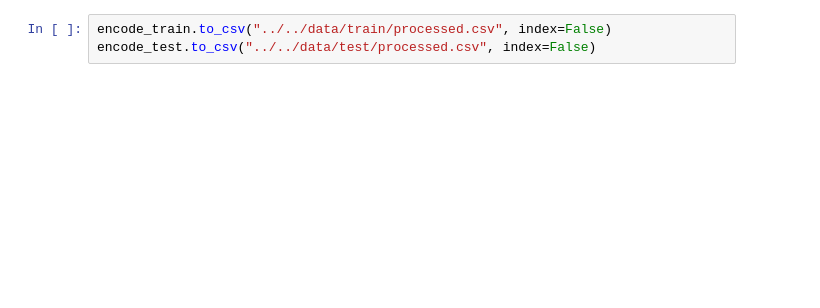
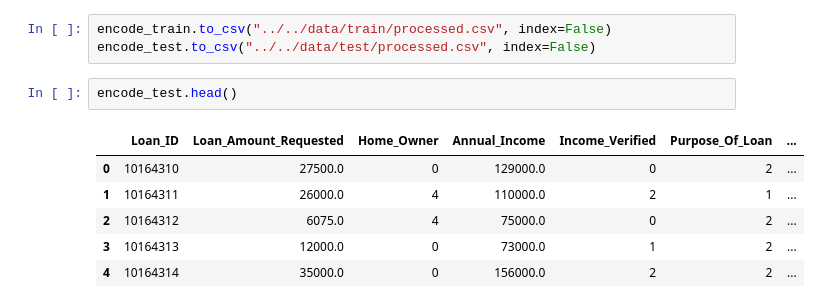
Before and after one commit to AvinashRamireddy31/Banking, a Jupyter notebook: src/data_processing/data_processing.ipynb, the cells around one changed output. Saved outputs shown, nothing was run; the diff lists cells and outputs as text; blank space fills up the shorter version.

```diff
--- a/src/data_processing/data_processing.ipynb
+++ b/src/data_processing/data_processing.ipynb
@@ -638,3 +624,12 @@ encode_train.head()
 # %%
 encode_train.to_csv("../../data/train/processed.csv", index=False)
 encode_test.to_csv("../../data/test/processed.csv", index=False)
+# %%
+encode_test.head()
+# %% [output]
+|  | Loan_ID | Loan_Amount_Requested | Home_Owner | Annual_Income | Income_Verified | Purpose_Of_Loan | ... |
+| 0 | 10164310 | 27500.0 | 0 | 129000.0 | 0 | 2 | ... |
+| 1 | 10164311 | 26000.0 | 4 | 110000.0 | 2 | 1 | ... |
+| 2 | 10164312 | 6075.0 | 4 | 75000.0 | 0 | 2 | ... |
+| 3 | 10164313 | 12000.0 | 0 | 73000.0 | 1 | 2 | ... |
+| 4 | 10164314 | 35000.0 | 0 | 156000.0 | 2 | 2 | ... |
```
Also changed, not shown: parts of 10 cells of this notebook, 3 other files.
